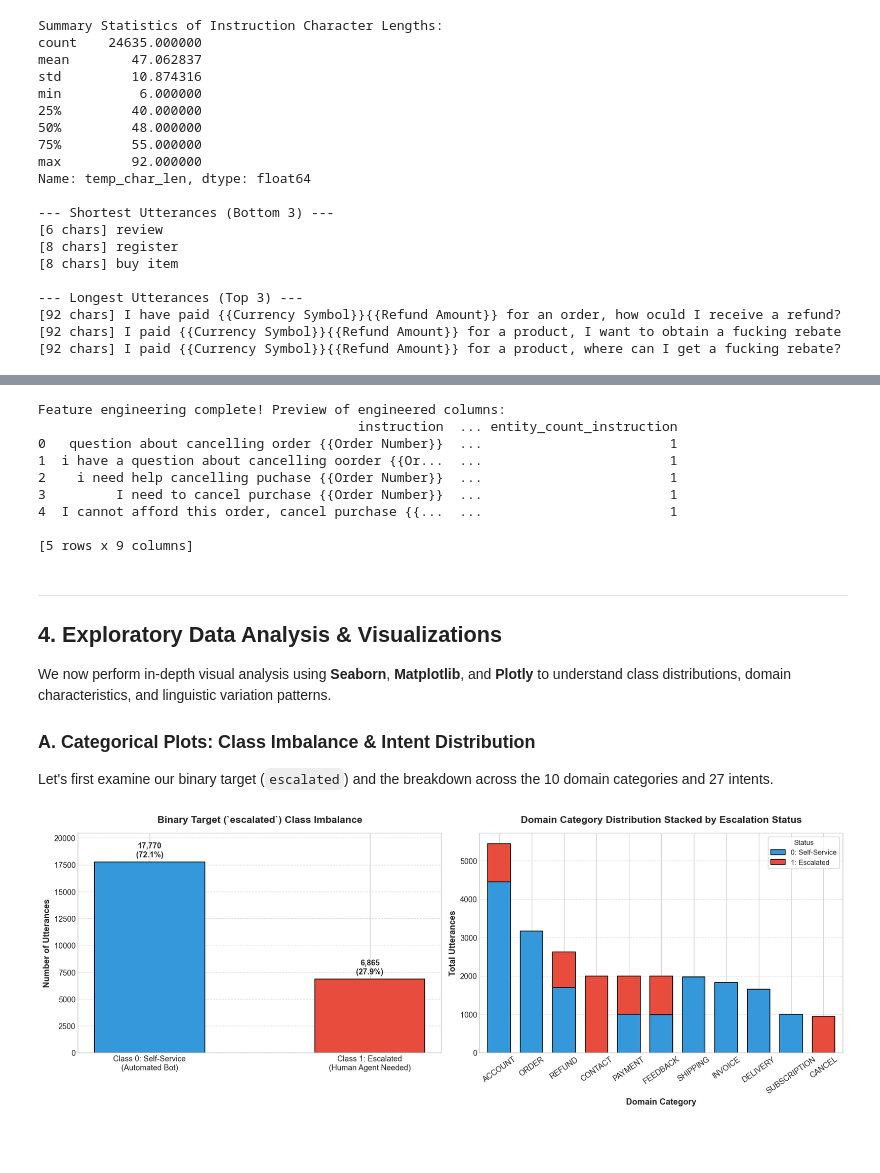
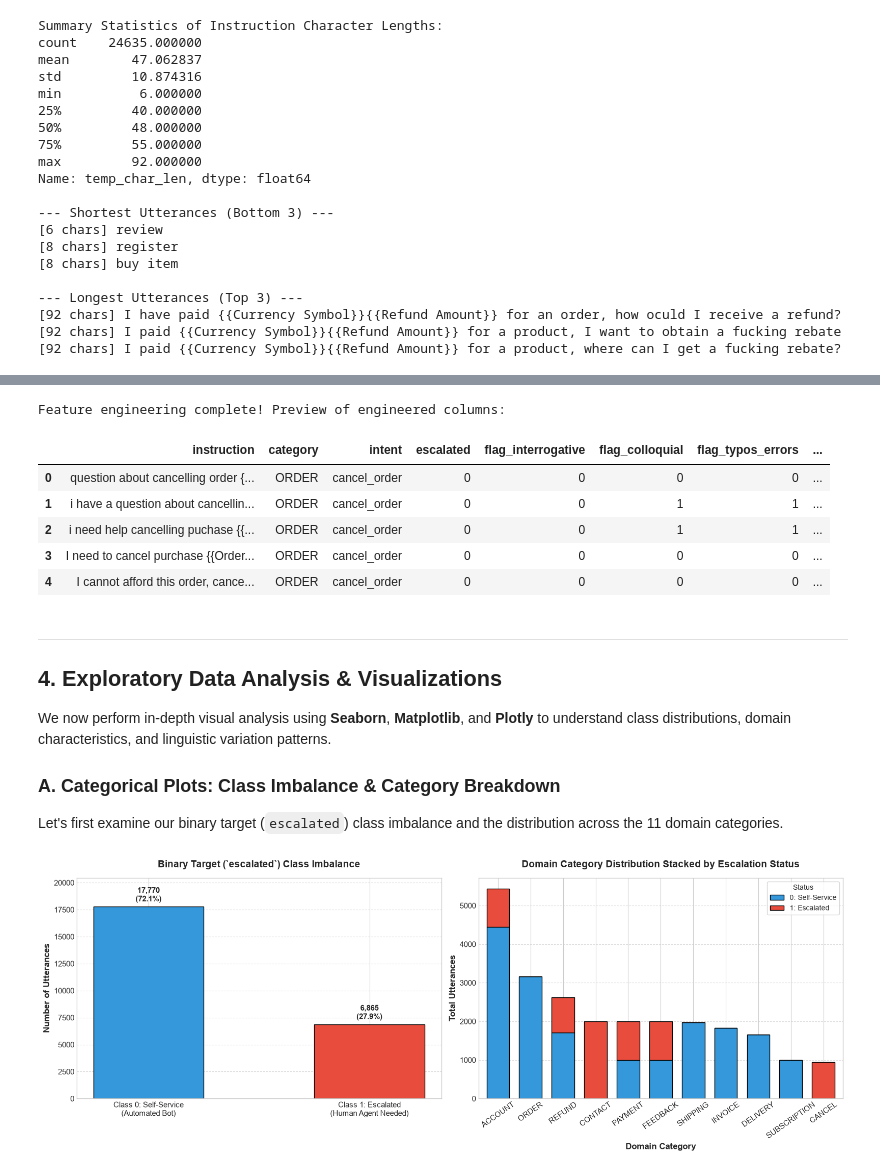
Before and after one commit to weirui828/human-loop, a Jupyter notebook: notebooks/01_bitext_baseline_modeling.ipynb, the cells around one changed output, grey strips where cells are left out. Saved outputs shown, nothing was run; the diff lists cells and outputs as text; code cells hidden in the pictures; blank space fills up the shorter version.

```diff
--- a/notebooks/01_bitext_baseline_modeling.ipynb
+++ b/notebooks/01_bitext_baseline_modeling.ipynb
@@ -188,52 +211,47 @@ df['escalated'] = df['intent'].apply(lambda x: 1 if x in ESCALATION_INTENTS else
 # 2. Decompose `flags` column into binary boolean/integer indicators
 FLAG_TAXONOMY = {
     'B': 'basic_syntax',
     'I': 'interrogative',
     'C': 'coordinated_syntax',
     'N': 'negation',
     'M': 'morphological_var',
     'L': 'semantic_var',
     'P': 'polite',
     'Q': 'colloquial',
     'W': 'offensive',
     'K': 'keyword_mode',
     'E': 'abbreviations',
     'Z': 'typos_errors'
 }
 
 flags_series = df['flags'].fillna('')
 for flag_char, flag_name in FLAG_TAXONOMY.items():
     df[f'flag_{flag_name}'] = flags_series.apply(lambda s: int(flag_char in str(s)))
 
 # 3. Extract structural text features and entity counts
 df['char_len_instruction'] = df['instruction'].astype(str).str.len()
 df['word_len_instruction'] = df['instruction'].astype(str).str.split().str.len()
-df['char_len_response'] = df['response'].astype(str).str.len()
-df['word_len_response'] = df['response'].astype(str).str.split().str.len()
 
 entity_pattern = re.compile(r'\{\{[^}]+\}\}')
 df['entity_count_instruction'] = df['instruction'].astype(str).apply(lambda s: len(entity_pattern.findall(s)))
-df['entity_count_response'] = df['response'].astype(str).apply(lambda s: len(entity_pattern.findall(s)))
 
 print("Feature engineering complete! Preview of engineered columns:")
-display(df[['instruction', 'category', 'intent', 'escalated', 'flag_interrogative', 'flag_colloquial', 'flag_typos_errors', 'word_len_instruction', 'entity_count_instruction']].head())
+df[['instruction', 'category', 'intent', 'escalated', 'flag_interrogative', 'flag_colloquial', 'flag_typos_errors', 'word_len_instruction', 'entity_count_instruction']].head()
 # %% [output]
 Feature engineering complete! Preview of engineered columns:
-                                         instruction  ... entity_count_instruction
-0   question about cancelling order {{Order Number}}  ...                        1
-1  i have a question about cancelling oorder {{Or...  ...                        1
-2    i need help cancelling puchase {{Order Number}}  ...                        1
-3         I need to cancel purchase {{Order Number}}  ...                        1
-4  I cannot afford this order, cancel purchase {{...  ...                        1
-
-[5 rows x 9 columns]
+|  | instruction | category | intent | escalated | flag_interrogative | flag_colloquial | flag_typos_errors | ... |
+| 0 | question about cancelling order {... | ORDER | cancel_order | 0 | 0 | 0 | 0 | ... |
+| 1 | i have a question about cancellin... | ORDER | cancel_order | 0 | 0 | 1 | 1 | ... |
+| 2 | i need help cancelling puchase {{... | ORDER | cancel_order | 0 | 0 | 1 | 1 | ... |
+| 3 | I need to cancel purchase {{Order... | ORDER | cancel_order | 0 | 0 | 0 | 0 | ... |
+| 4 | I cannot afford this order, cance... | ORDER | cancel_order | 0 | 0 | 0 | 0 | ... |
 # %% [markdown]
 ---
 ## 4. Exploratory Data Analysis & Visualizations
 We now perform in-depth visual analysis using **Seaborn**, **Matplotlib**, and **Plotly** to understand class distributions, domain characteristics, and linguistic variation patterns.
 
-### A. Categorical Plots: Class Imbalance & Intent Distribution
-Let's first examine our binary target (`escalated`) and the breakdown across the 10 domain categories and 27 intents.
+### A. Categorical Plots: Class Imbalance & Category Breakdown
+Let's first examine our binary target (`escalated`) class imbalance and the distribution across the 11 domain categories.
 # %%
 # Create subplots for Target Distribution and Category Breakdown
 fig, axes = plt.subplots(1, 2, figsize=(16, 6))
```
Also changed, not shown: parts of 10 cells of this notebook, 8 other files.
